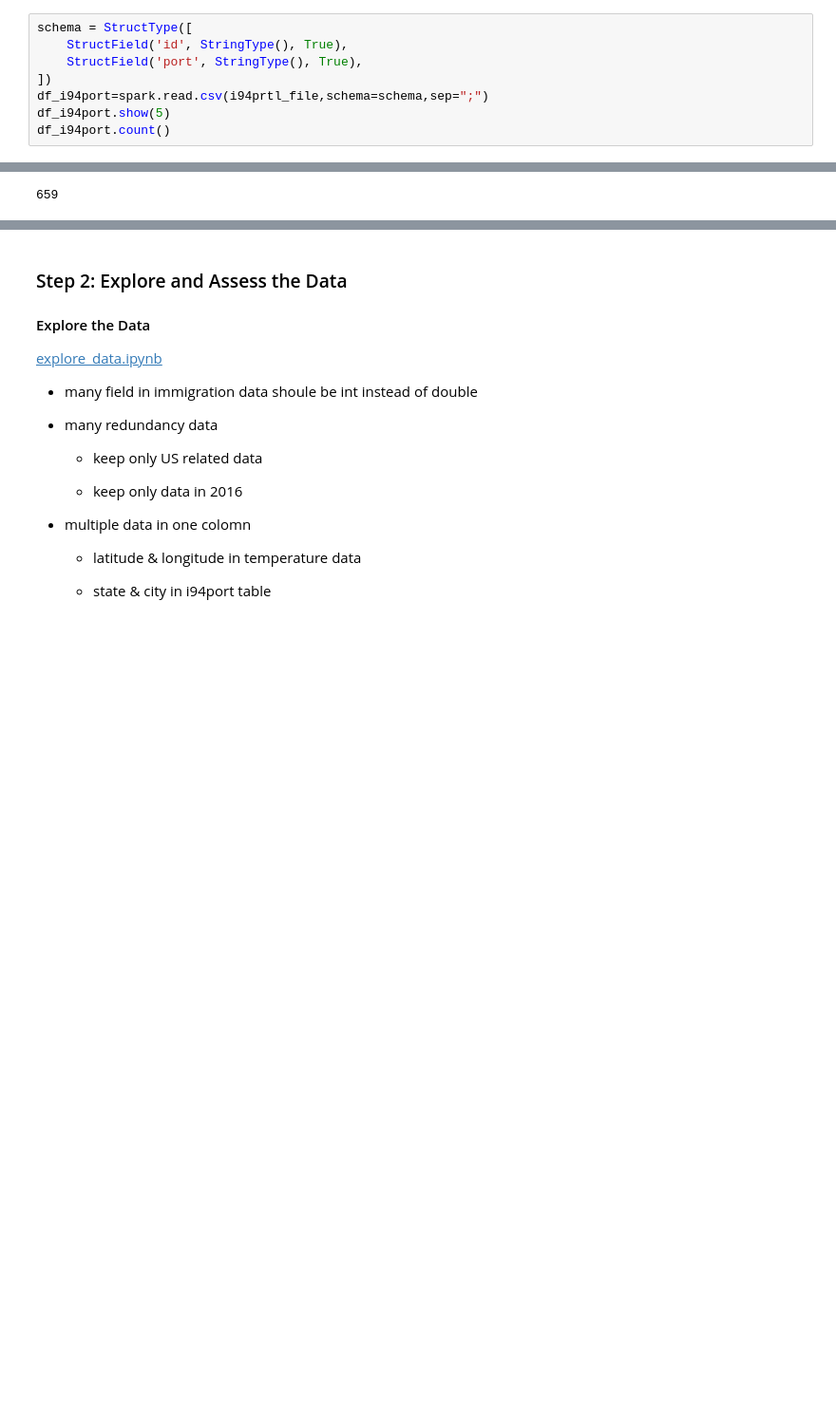
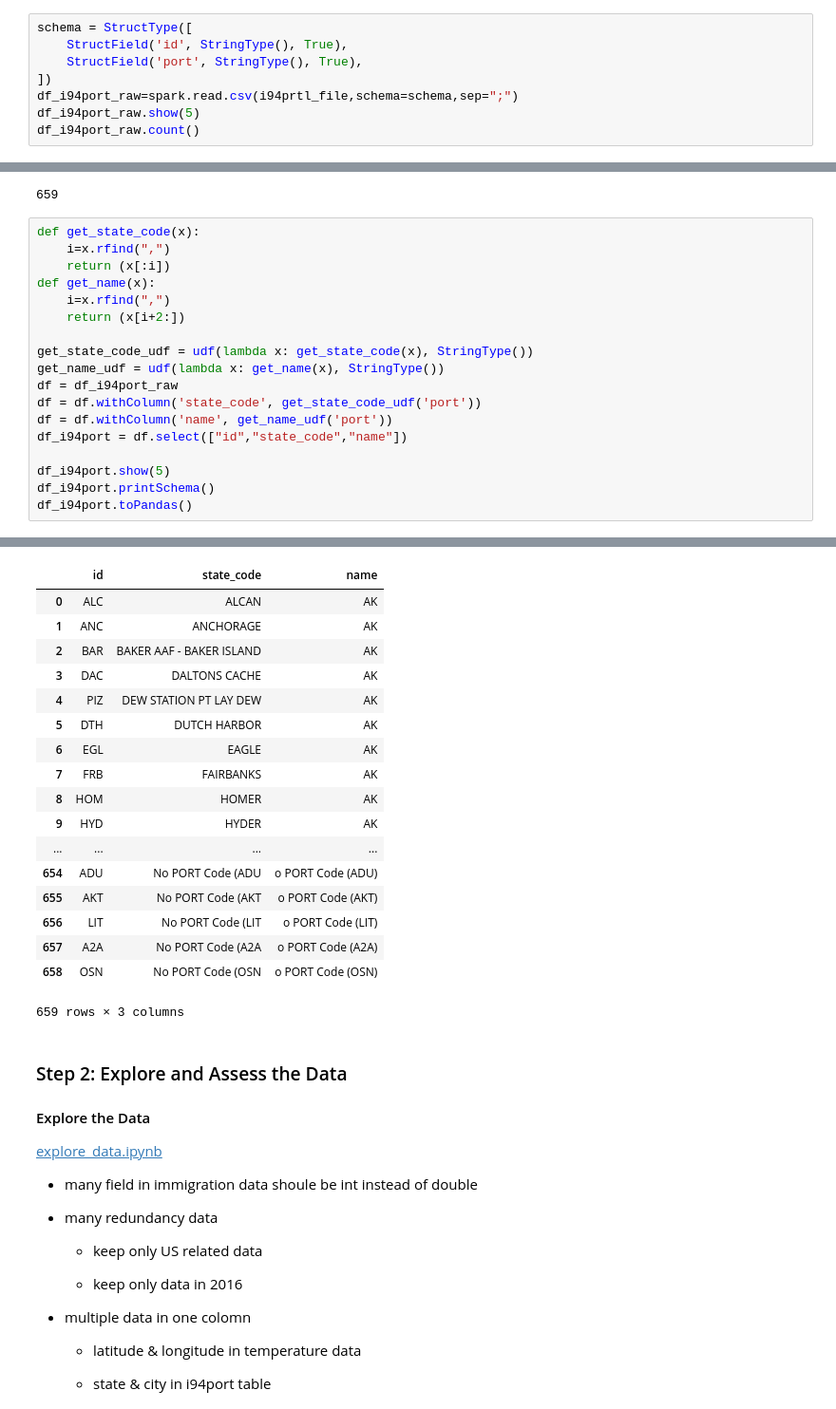
Before and after one commit to harryhare/udacity_data_engineer_capstone_project, a Jupyter notebook: src/main.ipynb, the cells around one changed output, grey strips where cells are left out. Shown at 95% size. Cells and saved outputs as stored; diff of their text form; blank space fills up the shorter version.

```diff
--- a/src/main.ipynb
+++ b/src/main.ipynb
@@ -360,9 +309,9 @@ schema = StructType([
     StructField('id', StringType(), True),
     StructField('port', StringType(), True),
 ])
-df_i94port=spark.read.csv(i94prtl_file,schema=schema,sep=";")
-df_i94port.show(5)
-df_i94port.count()
+df_i94port_raw=spark.read.csv(i94prtl_file,schema=schema,sep=";")
+df_i94port_raw.show(5)
+df_i94port_raw.count()
 # %% [output]
 +---+--------------------+
 | id|                port|
@@ -375,3 +324,22 @@ df_i94port.count()
 +---+--------------------+
 only showing top 5 rows
 659
+# %%
+def get_state_code(x):
+    i=x.rfind(",")
+    return (x[:i])
+def get_name(x):
+    i=x.rfind(",")
+    return (x[i+2:])
+
+get_state_code_udf = udf(lambda x: get_state_code(x), StringType())
+get_name_udf = udf(lambda x: get_name(x), StringType())
+df = df_i94port_raw
+df = df.withColumn('state_code', get_state_code_udf('port'))
+df = df.withColumn('name', get_name_udf('port'))
+df_i94port = df.select(["id","state_code","name"])
+
+df_i94port.show(5)
+df_i94port.printSchema()
+df_i94port.toPandas()
+# %% [output]
@@ -378,3 +361,21 @@ only showing top 5 rows
+|  | id | state_code | name |
+| 0 | ALC | ALCAN | AK |
+| 1 | ANC | ANCHORAGE | AK |
+| 2 | BAR | BAKER AAF - BAKER ISLAND | AK |
+| 3 | DAC | DALTONS CACHE | AK |
+| 4 | PIZ | DEW STATION PT LAY DEW | AK |
+| 5 | DTH | DUTCH HARBOR | AK |
+| 6 | EGL | EAGLE | AK |
+| 7 | FRB | FAIRBANKS | AK |
+| 8 | HOM | HOMER | AK |
+| 9 | HYD | HYDER | AK |
+| ... | ... | ... | ... |
+| 654 | ADU | No PORT Code (ADU | o PORT Code (ADU) |
+| 655 | AKT | No PORT Code (AKT | o PORT Code (AKT) |
+| 656 | LIT | No PORT Code (LIT | o PORT Code (LIT) |
+| 657 | A2A | No PORT Code (A2A | o PORT Code (A2A) |
+| 658 | OSN | No PORT Code (OSN | o PORT Code (OSN) |
+659 rows × 3 columns
 # %% [markdown]
 ### Step 2: Explore and Assess the Data
 #### Explore the Data
```
Also changed, not shown: parts of 6 cells of this notebook, 2 other files.
